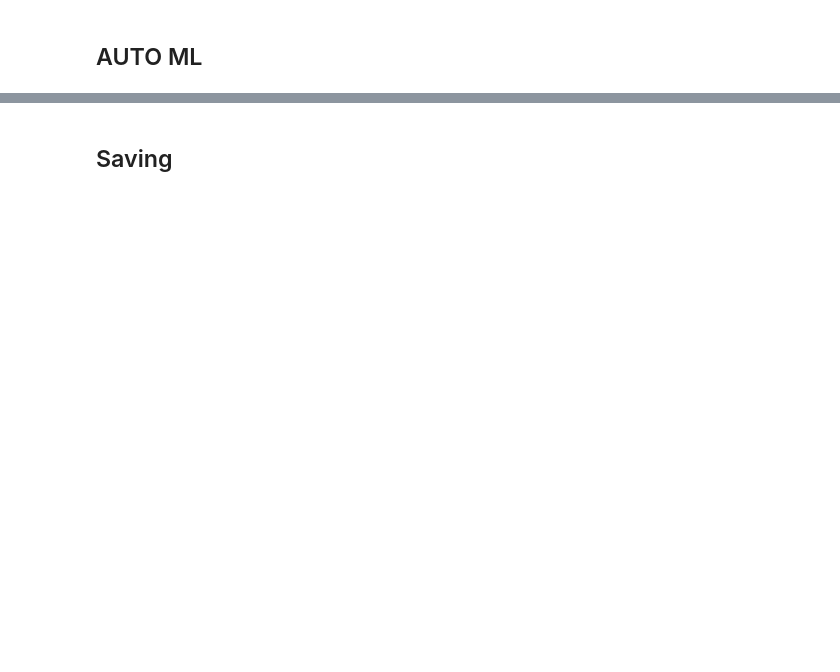
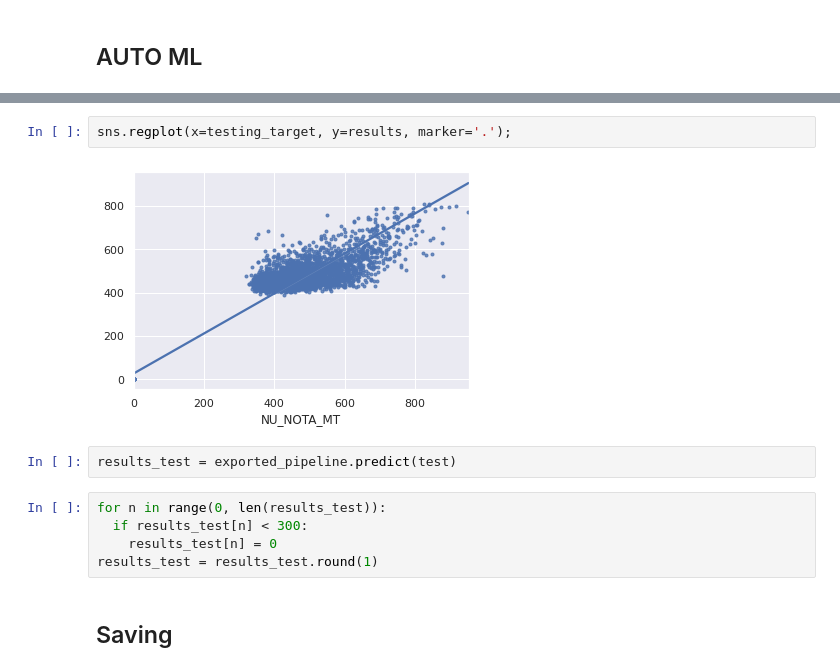
Before and after one commit to LucasDatilioCarderelli/Codenation, a Jupyter notebook: enem-2/main_enem_2.ipynb, the cells around one changed output, grey strips where cells are left out. Cells and saved outputs as stored; diff of their text form; blank space fills up the shorter version.

```diff
--- a/enem-2/main_enem_2.ipynb
+++ b/enem-2/main_enem_2.ipynb
@@ -210,3 +240,14 @@ print(tp.score(xval, yval))
+# %%
+sns.regplot(x=testing_target, y=results, marker='.');
+# %% [output]
+[figure, added]
+# %%
+results_test = exported_pipeline.predict(test)
+# %%
+for n in range(0, len(results_test)):
+  if results_test[n] < 300:
+    results_test[n] = 0
+results_test = results_test.round(1)
 # %% [markdown]
 ## Saving
 # %%
```
Also changed, not shown: parts of 17 cells of this notebook.
